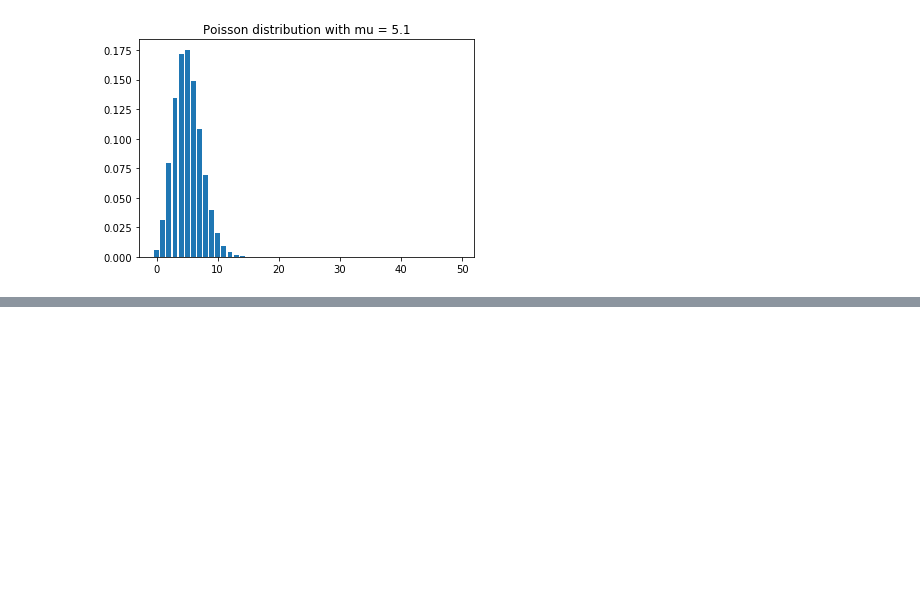
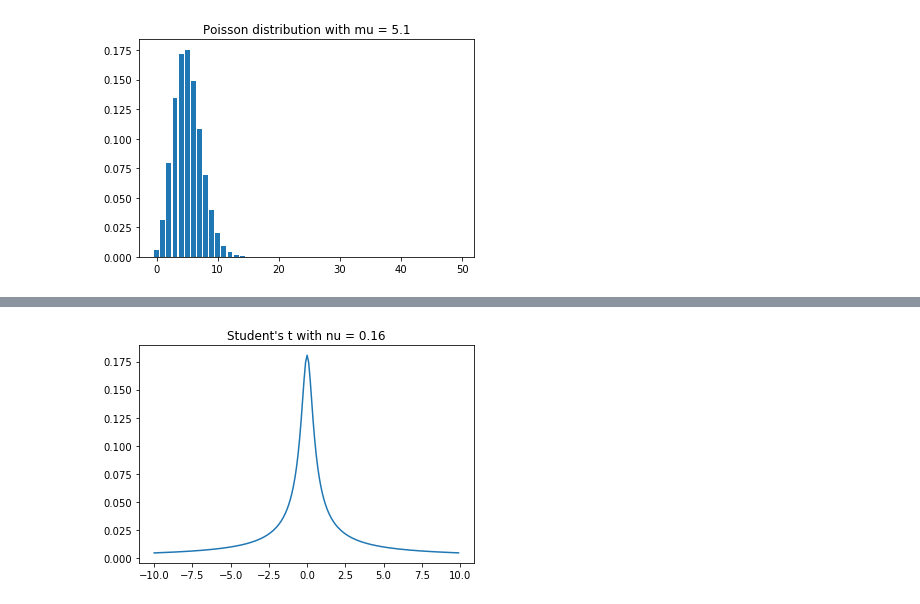
Before and after one commit to msakuta/notebooks, a Jupyter notebook: InteractiveDemo.ipynb, the cells around one changed output, grey strips where cells are left out. Saved outputs shown, nothing was run; the diff lists cells and outputs as text; code cells hidden in the pictures; blank space fills up the shorter version.

Commit message:
Add Student's t to interactive plots

```diff
--- a/InteractiveDemo.ipynb
+++ b/InteractiveDemo.ipynb
@@ -182,0 +193,9 @@ interact(plotpoi, mu=(0.1,25,0.1));
+# %%
+def plotst(nu):
+    x = np.arange(-10,10,0.1)
+    plt.plot(x, sp.stats.t.pdf(x,nu))
+    plt.title('Student\'s t with nu = ' + str(nu))
+
+interact(plotst, nu=(0.01,10,0.01));
+# %% [output]
+[figure, added]
```
Also changed, not shown: parts of 1 cell of this notebook.
